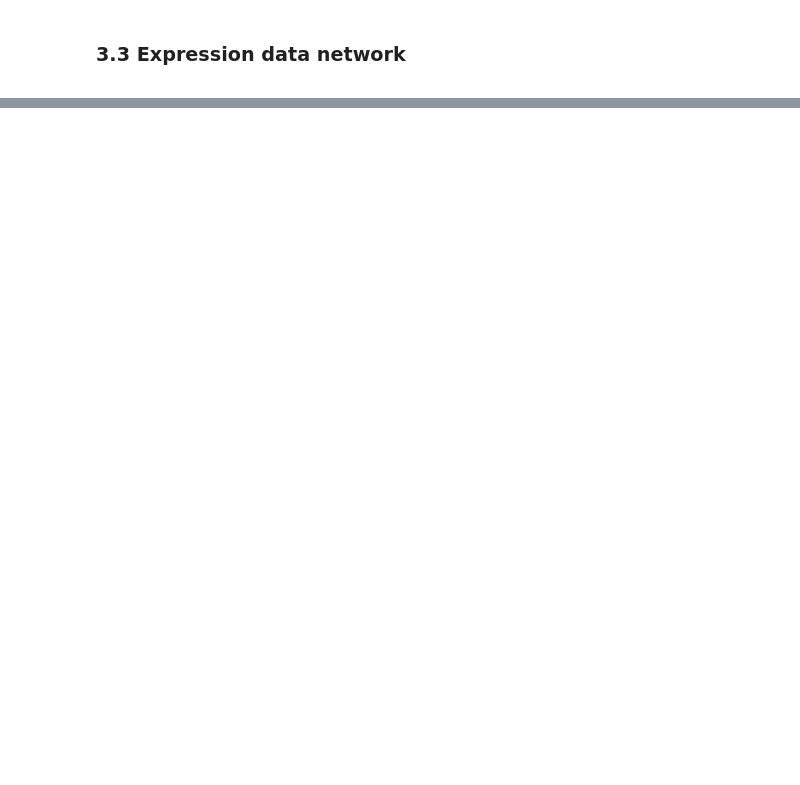
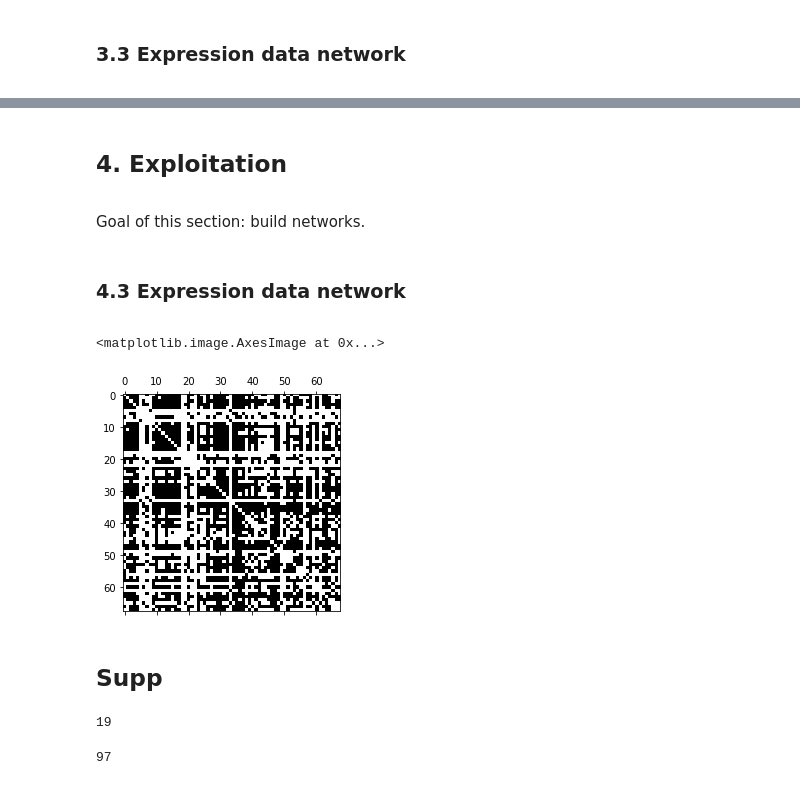
Before and after one commit to raphaelreiss/Network_tour_of_mice_genetics, a Jupyter notebook: ntds_project.ipynb, the cells around one changed output, grey strips where cells are left out. Cells and saved outputs as stored; diff of their text form; code cells hidden in the pictures; blank space fills up the shorter version.

Commit message:
update data exploration

```diff
--- a/ntds_project.ipynb
+++ b/ntds_project.ipynb
@@ -136,27 +161,39 @@ This section aims at building the different adjacency matrix for the different d
 $$ A_{ij} = \begin{cases} 1, \; \text{if} \; d(i,j)< \mathbb{E}[D], \; i \neq j, \\ 0, \; \text{otherwise.} \end{cases} $$
 
 First, let us choose the mean distance as the threshold.
+# %%
+def gaussian_kernel(dist, sigma):
+    return np.exp(-dist**2 / (2*sigma**2))
 # %%
-def get_adjacency(X: np.ndarray, dist_metric, normalize=True):
+def get_adjacency(X: np.ndarray, dist_metric, normalize=True, weighted=False, sigma=None):
     ''' X (n x d): coordinates of the n data points in R^d.
         dist_metric: metric used to compute the distance between nodes -> e.g. 'euclidean', 'cosine', 'jaccard'
         normalize (bool): normalize data using zscore along the 0-axis
+        weighted  (bool): if we want a weighted graph using a gaussian_kernel
 
         Return:
         adjacency (n x n ndarray): adjacency matrix of the graph.
     '''
+    N = len(X)
     if normalize:
         X = stats.zscore(X, axis=0)
 
     X_dist = squareform(pdist(X, metric=dist_metric))
 
     # Threshold using the mean distance
-    threshold = X_dist.mean()
+    threshold = np.nanmean(X_dist) #X_dist.mean()
 
     # build adjacency
-    adjacency = X_dist.copy()
-    adjacency[X_dist < threshold] = 1
-    adjacency[X_dist >= threshold] = 0
-    np.fill_diagonal(adjacency, 0.0)
+    if weighted:
+        if sigma is None:
+            sigma = 0.6
+        adjacency = gaussian_kernel(X_dist, sigma)
+        adjacency -= np.identity(N)
+        adjacency[X_dist >= threshold] = 0
+    else:
+        adjacency = X_dist.copy()
+        adjacency[X_dist < threshold] = 1
+        adjacency[X_dist >= threshold] = 0
+        np.fill_diagonal(adjacency, 0.0)
 
     return adjacency
@@ -203,2 +295,18 @@ interactive(children=(Dropdown(description='phenotype', options=('Adrenal_Female
 # %%
 # TODO: phenotype matrix
+# %% [markdown]
+## 4. Exploitation
+<a id='exploitation'></a>
+# %% [markdown]
+Goal of this section: build networks.
+# %% [markdown]
+### 4.3 Expression data network
+<a id='expression_network'></a>
+# %%
+mouse_strains = eye.index.to_list()[3:-1]
+# %%
+adj = get_adjacency(eye.loc[mouse_strains], 'euclidean', normalize=True)
+plt.spy(adj, vmin=0, vmax=1)
+# %% [output]
+<matplotlib.image.AxesImage at 0x...>
+[figure, added]
@@ -204,0 +317,10 @@ interactive(children=(Dropdown(description='phenotype', options=('Adrenal_Female
+# %% [markdown]
+## Supp
+# %%
+df_phenotype.shape[0] - df_phenotype['X3063'].isna().sum()
+# %% [output]
+19
+# %%
+df_phenotype.shape[0]
+# %% [output]
+97
```
Also changed, not shown: parts of 22 cells of this notebook.
